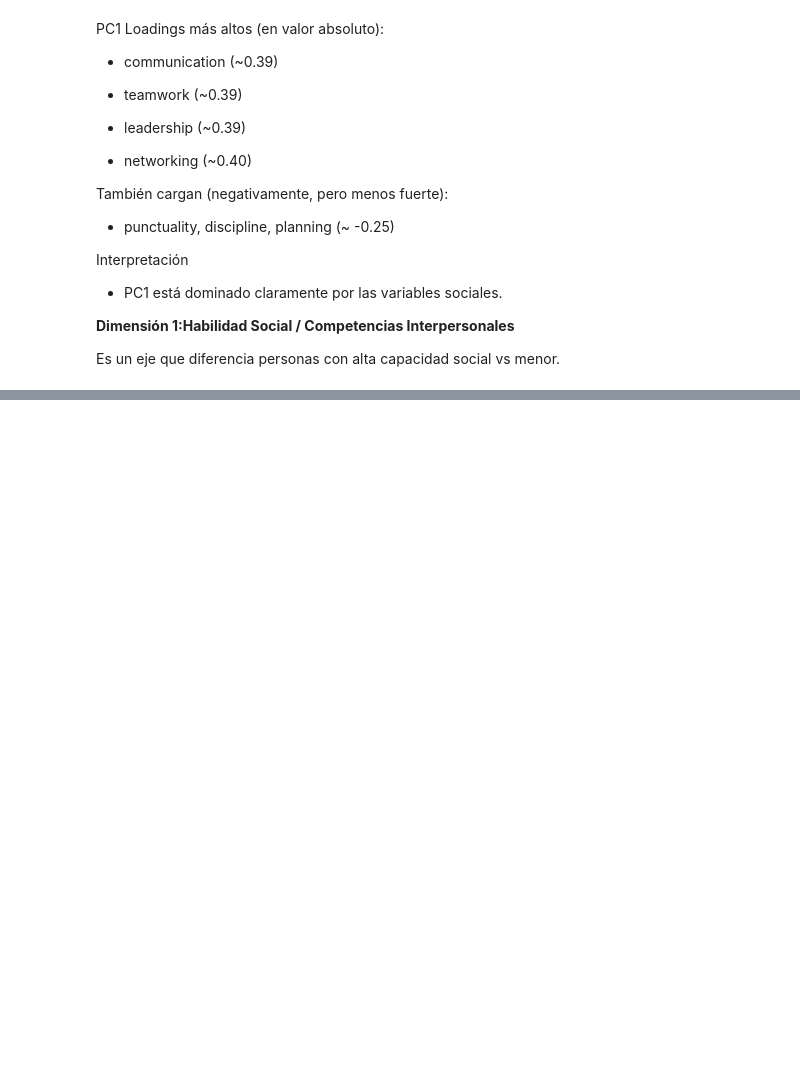
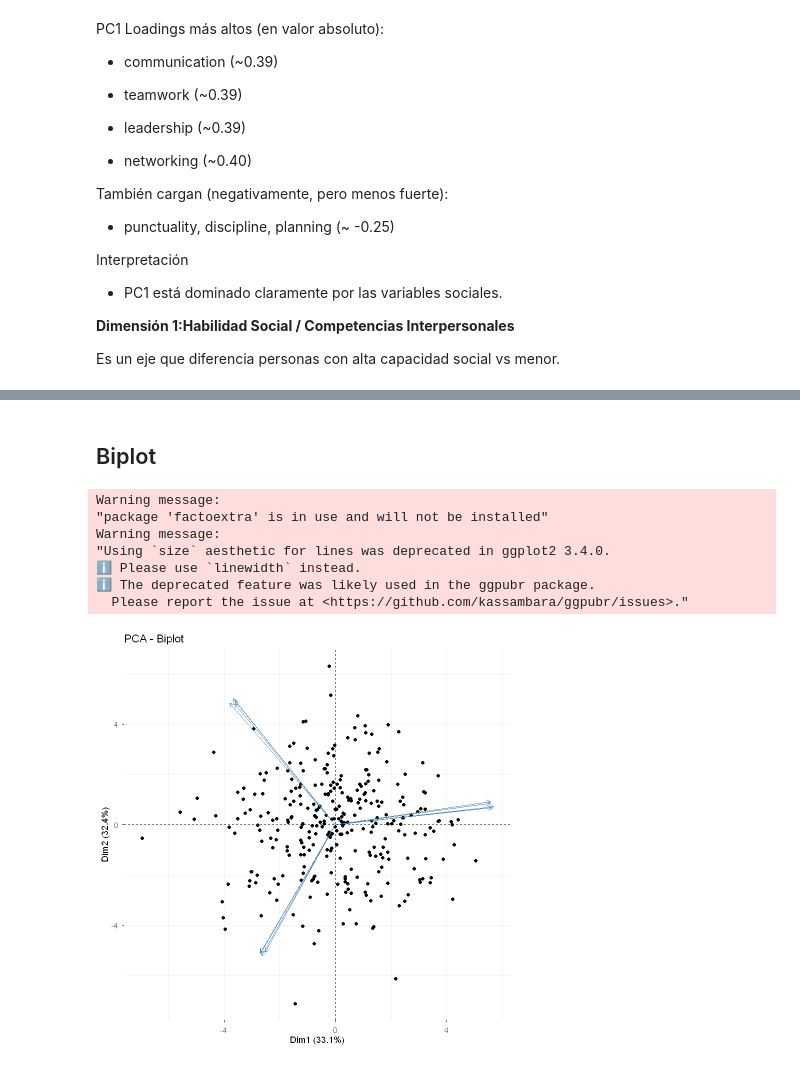
Before and after one commit to jrortiz88/pca_estadistica_presentacion, a Jupyter notebook: pca_grupal.ipynb, the cells around one changed output, grey strips where cells are left out. Saved outputs shown, nothing was run; the diff lists cells and outputs as text; code cells hidden in the pictures; blank space fills up the shorter version.

```diff
--- a/pca_grupal.ipynb
+++ b/pca_grupal.ipynb
@@ -163,0 +249,24 @@ Es un eje que diferencia personas con alta capacidad social vs menor.
+# %% [markdown]
+## Biplot
+# %%
+install.packages("factoextra")
+library(factoextra)
+
+fviz_pca_biplot(
+  pca_result,
+  axes = c(1, 2),
+  repel = TRUE,        # evita solapamiento de labels
+  geom.ind = "point",  # puntos para observaciones
+  geom.var = "arrow"   # flechas para variables
+) +
+  geom_hline(yintercept = 0, linetype = 2) +
+  geom_vline(xintercept = 0, linetype = 2)
+# %% [output]
+Warning message:
+"package 'factoextra' is in use and will not be installed"
+Warning message:
+"Using `size` aesthetic for lines was deprecated in ggplot2 3.4.0.
+ℹ Please use `linewidth` instead.
+ℹ The deprecated feature was likely used in the ggpubr package.
+  Please report the issue at <https://github.com/kassambara/ggpubr/issues>."
+[figure, added]
```
Also changed, not shown: parts of 19 cells of this notebook.
